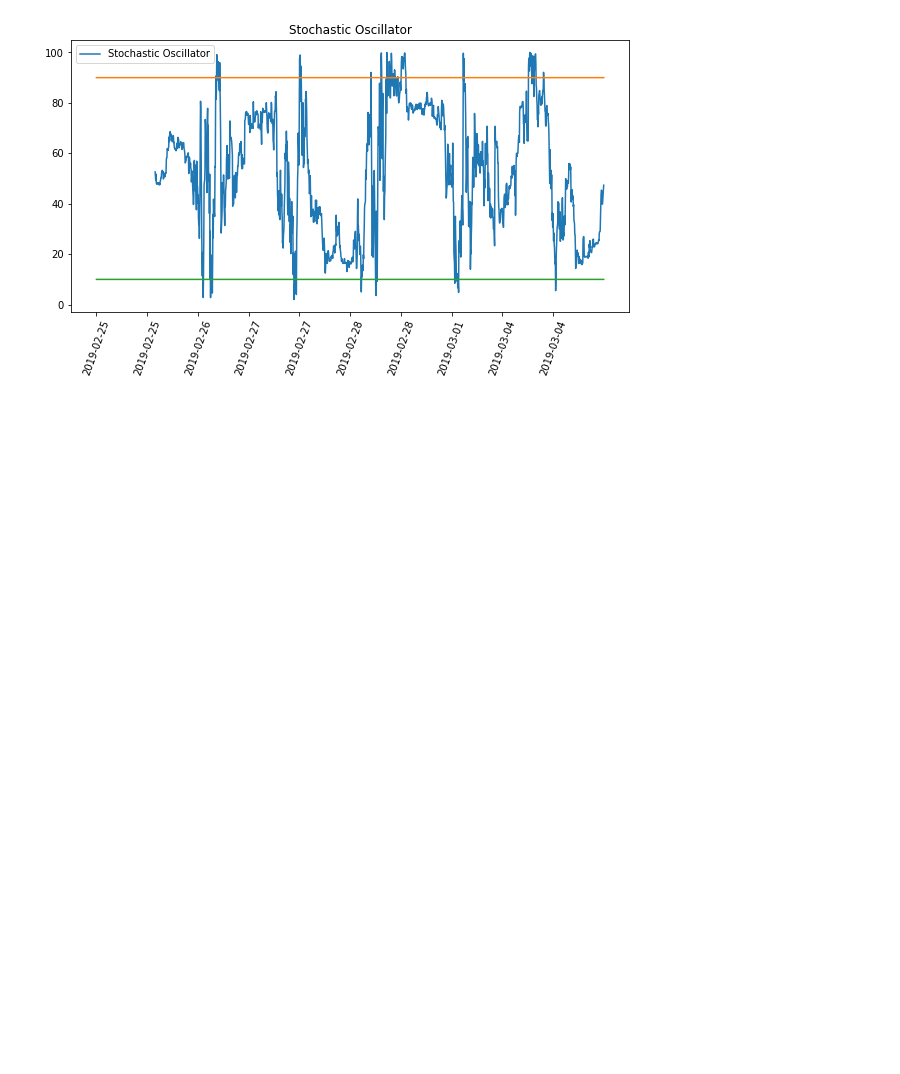
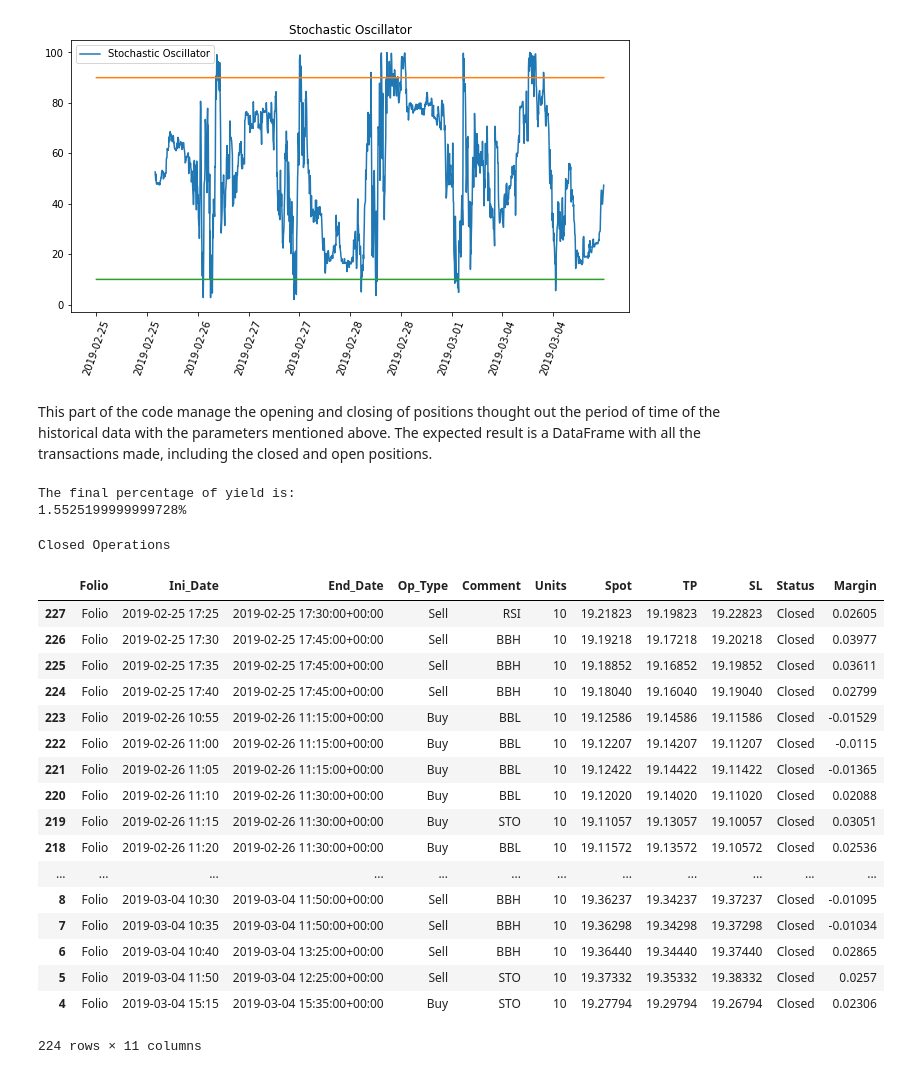
Before and after one commit to valenescobar/lab1_p1_eq4, a Jupyter notebook: lab2_pt1_eq3.ipynb, the cells around one changed output. Saved outputs shown, nothing was run; the diff lists cells and outputs as text; code cells hidden in the pictures; blank space fills up the shorter version.

```diff
--- a/lab2_pt1_eq3.ipynb
+++ b/lab2_pt1_eq3.ipynb
@@ -181,3 +201,5 @@ plt.show()
 [figure]
 [figure]
 [figure]
+# %% [markdown]
+This part of the code manage the opening and closing of positions thought out the period of time of the historical data with the parameters mentioned above. The expected result is a DataFrame with all the transactions made, including the closed and open positions.
@@ -183,0 +271,29 @@ plt.show()
+# %%
+print('The final percentage of yield is:')
+print(str(sum(df2_Ops[df2_Ops['Status'] == 'Closed']['Margin'])) + '%')
+# %% [output]
+The final percentage of yield is:
+1.5525199999999728%
+# %%
+print('Closed Operations')
+df2_Ops[df2_Ops['Status'] == 'Closed']
+# %% [output]
+Closed Operations
+|  | Folio | Ini_Date | End_Date | Op_Type | Comment | Units | Spot | TP | SL | Status | Margin |
+| 227 | Folio | 2019-02-25 17:25 | 2019-02-25 17:30:00+00:00 | Sell | RSI | 10 | 19.21823 | 19.19823 | 19.22823 | Closed | 0.02605 |
+| 226 | Folio | 2019-02-25 17:30 | 2019-02-25 17:45:00+00:00 | Sell | BBH | 10 | 19.19218 | 19.17218 | 19.20218 | Closed | 0.03977 |
+| 225 | Folio | 2019-02-25 17:35 | 2019-02-25 17:45:00+00:00 | Sell | BBH | 10 | 19.18852 | 19.16852 | 19.19852 | Closed | 0.03611 |
+| 224 | Folio | 2019-02-25 17:40 | 2019-02-25 17:45:00+00:00 | Sell | BBH | 10 | 19.18040 | 19.16040 | 19.19040 | Closed | 0.02799 |
+| 223 | Folio | 2019-02-26 10:55 | 2019-02-26 11:15:00+00:00 | Buy | BBL | 10 | 19.12586 | 19.14586 | 19.11586 | Closed | -0.01529 |
+| 222 | Folio | 2019-02-26 11:00 | 2019-02-26 11:15:00+00:00 | Buy | BBL | 10 | 19.12207 | 19.14207 | 19.11207 | Closed | -0.0115 |
+| 221 | Folio | 2019-02-26 11:05 | 2019-02-26 11:15:00+00:00 | Buy | BBL | 10 | 19.12422 | 19.14422 | 19.11422 | Closed | -0.01365 |
+| 220 | Folio | 2019-02-26 11:10 | 2019-02-26 11:30:00+00:00 | Buy | BBL | 10 | 19.12020 | 19.14020 | 19.11020 | Closed | 0.02088 |
+| 219 | Folio | 2019-02-26 11:15 | 2019-02-26 11:30:00+00:00 | Buy | STO | 10 | 19.11057 | 19.13057 | 19.10057 | Closed | 0.03051 |
+| 218 | Folio | 2019-02-26 11:20 | 2019-02-26 11:30:00+00:00 | Buy | BBL | 10 | 19.11572 | 19.13572 | 19.10572 | Closed | 0.02536 |
+| ... | ... | ... | ... | ... | ... | ... | ... | ... | ... | ... | ... |
+| 8 | Folio | 2019-03-04 10:30 | 2019-03-04 11:50:00+00:00 | Sell | BBH | 10 | 19.36237 | 19.34237 | 19.37237 | Closed | -0.01095 |
+| 7 | Folio | 2019-03-04 10:35 | 2019-03-04 11:50:00+00:00 | Sell | BBH | 10 | 19.36298 | 19.34298 | 19.37298 | Closed | -0.01034 |
+| 6 | Folio | 2019-03-04 10:40 | 2019-03-04 13:25:00+00:00 | Sell | BBH | 10 | 19.36440 | 19.34440 | 19.37440 | Closed | 0.02865 |
+| 5 | Folio | 2019-03-04 11:50 | 2019-03-04 12:25:00+00:00 | Sell | STO | 10 | 19.37332 | 19.35332 | 19.38332 | Closed | 0.0257 |
+| 4 | Folio | 2019-03-04 15:15 | 2019-03-04 15:35:00+00:00 | Buy | STO | 10 | 19.27794 | 19.29794 | 19.26794 | Closed | 0.02306 |
+224 rows × 11 columns
```
Also changed, not shown: parts of 13 cells of this notebook.
